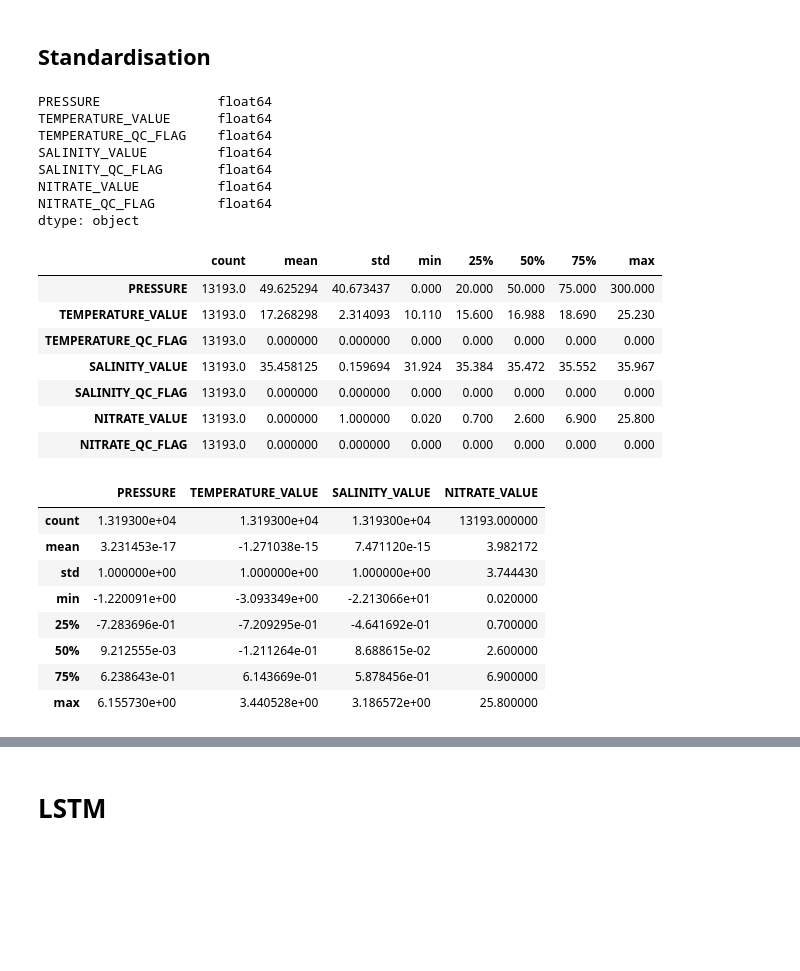
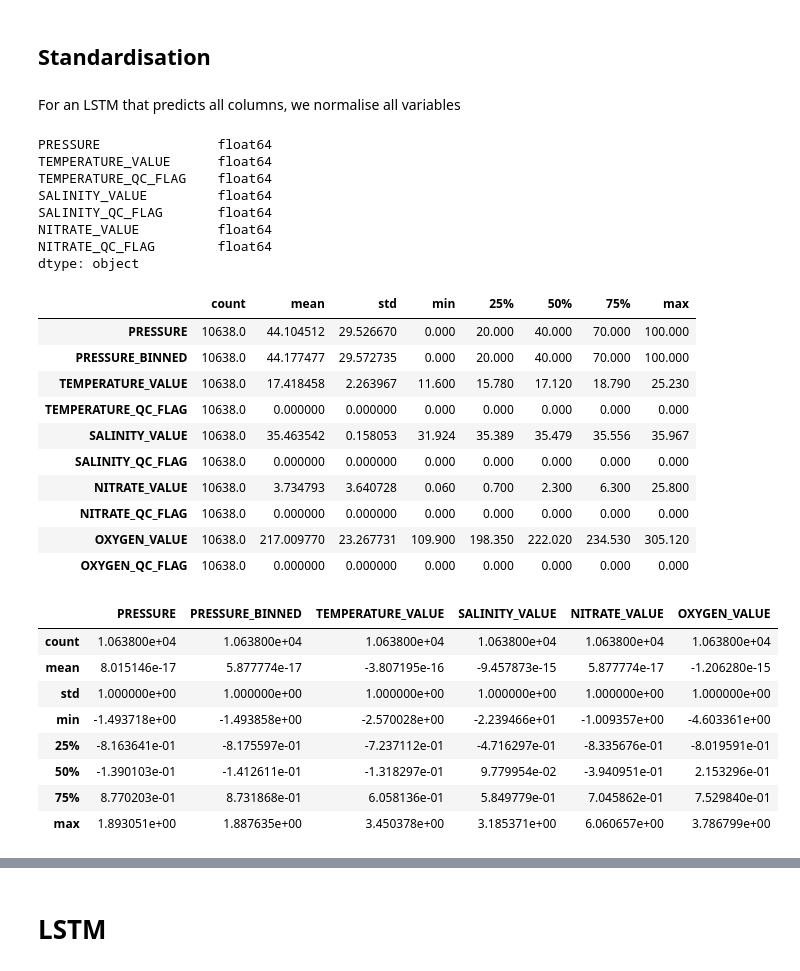
Before and after one commit to SteefanContractor/OceanML, a Jupyter notebook: script/Nitrate_LSTM_TF.ipynb, the cells around one changed output, grey strips where cells are left out. Drawn from its saved outputs; the diff is of its cells as text; code cells hidden in the pictures; blank space fills up the shorter version.

Commit message:
Big commit consolidating changes over a month. New scripts for gapfilling, new code for LSTM data prep, and new pickles for standardisation

```diff
--- a/script/Nitrate_LSTM_TF.ipynb
+++ b/script/Nitrate_LSTM_TF.ipynb
@@ -92,0 +398,4 @@ nitrate.describe()
+# %%
+bins = np.linspace(0, 100, 100/4 + 1)
+labs = np.linspace(2, 98, 100/4)
+bins, labs
@@ -92,0 +408,7 @@ nitrate.describe()
+# %%
+nitrate['PRESSURE_BIN'] = pd.cut(nitrate.PRESSURE, bins = bins, labels = labs)
+# %%
+nitrate = nitrate.groupby('PRESSURE_BIN').resample()
+# %%
+press_binned = bins[np.digitize(nitrate.PRESSURE[nitrate.PRESSURE <= 100], bins, right=True)]
+nitrate.insert(2, column = "PRESSURE_BINNED", value = press_binned)
@@ -93,5 +492,7 @@ nitrate.describe()
 # %% [markdown]
 ## Standardisation
+# %% [markdown]
+For an LSTM that predicts all columns, we normalise all variables
 # %%
 nitrate.dtypes
 # %% [output]
@@ -105,31 +506,35 @@ NITRATE_QC_FLAG        float64
 dtype: object
 # %%
 stats = nitrate.describe()
-stats['NITRATE_VALUE']['mean'] = 0
-stats['NITRATE_VALUE']['std'] = 1
+# normalise everything
+# stats['NITRATE_VALUE']['mean'] = 0
+# stats['NITRATE_VALUE']['std'] = 1
 stats = stats.transpose()
 stats
 # %% [output]
 |  | count | mean | std | min | 25% | 50% | 75% | max |
-| PRESSURE | 13193.0 | 49.625294 | 40.673437 | 0.000 | 20.000 | 50.000 | 75.000 | 300.000 |
-| TEMPERATURE_VALUE | 13193.0 | 17.268298 | 2.314093 | 10.110 | 15.600 | 16.988 | 18.690 | 25.230 |
-| TEMPERATURE_QC_FLAG | 13193.0 | 0.000000 | 0.000000 | 0.000 | 0.000 | 0.000 | 0.000 | 0.000 |
-| SALINITY_VALUE | 13193.0 | 35.458125 | 0.159694 | 31.924 | 35.384 | 35.472 | 35.552 | 35.967 |
-| SALINITY_QC_FLAG | 13193.0 | 0.000000 | 0.000000 | 0.000 | 0.000 | 0.000 | 0.000 | 0.000 |
-| NITRATE_VALUE | 13193.0 | 0.000000 | 1.000000 | 0.020 | 0.700 | 2.600 | 6.900 | 25.800 |
-| NITRATE_QC_FLAG | 13193.0 | 0.000000 | 0.000000 | 0.000 | 0.000 | 0.000 | 0.000 | 0.000 |
+| PRESSURE | 10638.0 | 44.104512 | 29.526670 | 0.000 | 20.000 | 40.000 | 70.000 | 100.000 |
+| PRESSURE_BINNED | 10638.0 | 44.177477 | 29.572735 | 0.000 | 20.000 | 40.000 | 70.000 | 100.000 |
+| TEMPERATURE_VALUE | 10638.0 | 17.418458 | 2.263967 | 11.600 | 15.780 | 17.120 | 18.790 | 25.230 |
+| TEMPERATURE_QC_FLAG | 10638.0 | 0.000000 | 0.000000 | 0.000 | 0.000 | 0.000 | 0.000 | 0.000 |
+| SALINITY_VALUE | 10638.0 | 35.463542 | 0.158053 | 31.924 | 35.389 | 35.479 | 35.556 | 35.967 |
+| SALINITY_QC_FLAG | 10638.0 | 0.000000 | 0.000000 | 0.000 | 0.000 | 0.000 | 0.000 | 0.000 |
+| NITRATE_VALUE | 10638.0 | 3.734793 | 3.640728 | 0.060 | 0.700 | 2.300 | 6.300 | 25.800 |
+| NITRATE_QC_FLAG | 10638.0 | 0.000000 | 0.000000 | 0.000 | 0.000 | 0.000 | 0.000 | 0.000 |
+| OXYGEN_VALUE | 10638.0 | 217.009770 | 23.267731 | 109.900 | 198.350 | 222.020 | 234.530 | 305.120 |
+| OXYGEN_QC_FLAG | 10638.0 | 0.000000 | 0.000000 | 0.000 | 0.000 | 0.000 | 0.000 | 0.000 |
 # %%
 nitrate = (nitrate - stats['mean'])/stats['std']
-nitrate.drop(columns=['TEMPERATURE_QC_FLAG','SALINITY_QC_FLAG','NITRATE_QC_FLAG'], inplace=True)
+nitrate.drop(columns=['PRESSURE','TEMPERATURE_QC_FLAG','SALINITY_QC_FLAG','NITRATE_QC_FLAG','OXYGEN_QC_FLAG'], inplace=True)
 nitrate.insert(0, 'START_TIME', start_time)
 nitrate.describe()
 # %% [output]
-|  | PRESSURE | TEMPERATURE_VALUE | SALINITY_VALUE | NITRATE_VALUE |
-| count | 1.319300e+04 | 1.319300e+04 | 1.319300e+04 | 13193.000000 |
-| mean | 3.231453e-17 | -1.271038e-15 | 7.471120e-15 | 3.982172 |
-| std | 1.000000e+00 | 1.000000e+00 | 1.000000e+00 | 3.744430 |
-| min | -1.220091e+00 | -3.093349e+00 | -2.213066e+01 | 0.020000 |
-| 25% | -7.283696e-01 | -7.209295e-01 | -4.641692e-01 | 0.700000 |
-| 50% | 9.212555e-03 | -1.211264e-01 | 8.688615e-02 | 2.600000 |
-| 75% | 6.238643e-01 | 6.143669e-01 | 5.878456e-01 | 6.900000 |
-| max | 6.155730e+00 | 3.440528e+00 | 3.186572e+00 | 25.800000 |
+|  | PRESSURE | PRESSURE_BINNED | TEMPERATURE_VALUE | SALINITY_VALUE | NITRATE_VALUE | OXYGEN_VALUE |
+| count | 1.063800e+04 | 1.063800e+04 | 1.063800e+04 | 1.063800e+04 | 1.063800e+04 | 1.063800e+04 |
+| mean | 8.015146e-17 | 5.877774e-17 | -3.807195e-16 | -9.457873e-15 | 5.877774e-17 | -1.206280e-15 |
+| std | 1.000000e+00 | 1.000000e+00 | 1.000000e+00 | 1.000000e+00 | 1.000000e+00 | 1.000000e+00 |
+| min | -1.493718e+00 | -1.493858e+00 | -2.570028e+00 | -2.239466e+01 | -1.009357e+00 | -4.603361e+00 |
+| 25% | -8.163641e-01 | -8.175597e-01 | -7.237112e-01 | -4.716297e-01 | -8.335676e-01 | -8.019591e-01 |
+| 50% | -1.390103e-01 | -1.412611e-01 | -1.318297e-01 | 9.779954e-02 | -3.940951e-01 | 2.153296e-01 |
+| 75% | 8.770203e-01 | 8.731868e-01 | 6.058136e-01 | 5.849779e-01 | 7.045862e-01 | 7.529840e-01 |
+| max | 1.893051e+00 | 1.887635e+00 | 3.450378e+00 | 3.185371e+00 | 6.060657e+00 | 3.786799e+00 |
```
Also changed, not shown: parts of 49 cells of this notebook, 8 other files.
